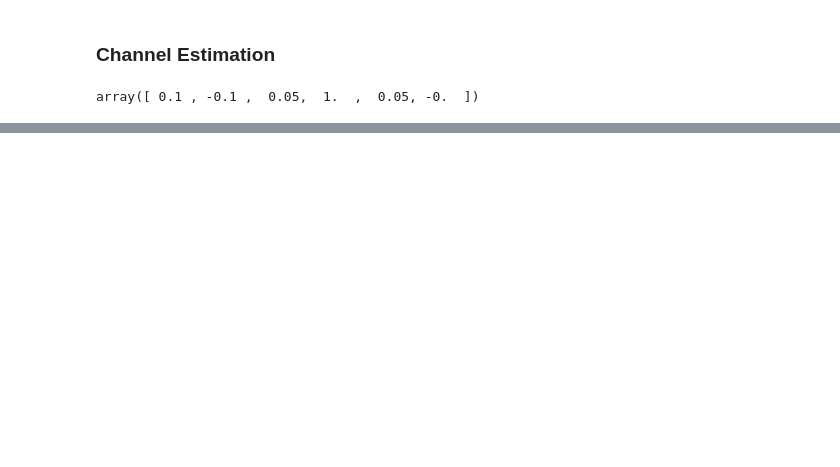
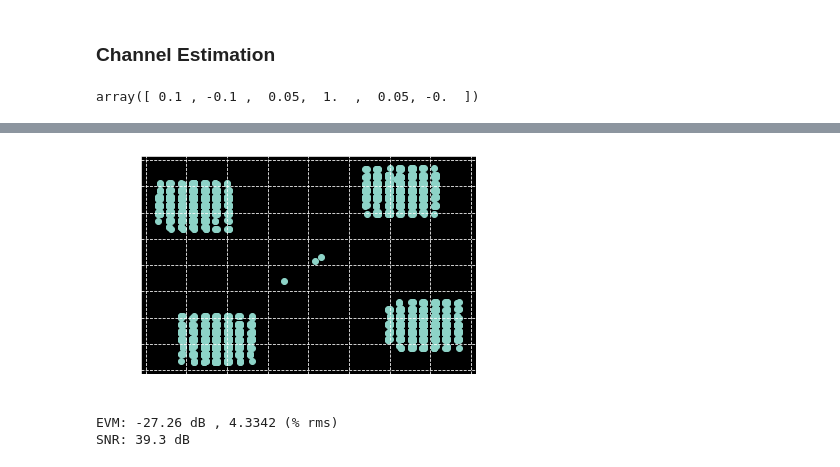
Before and after one commit to mohantyk/dsp_in_comm, a Jupyter notebook: chap4.ipynb, the cells around one changed output, grey strips where cells are left out. Cells and saved outputs as stored; diff of their text form; code cells hidden in the pictures; blank space fills up the shorter version.

```diff
--- a/chap4.ipynb
+++ b/chap4.ipynb
@@ -81,0 +148,8 @@ array([ 0.1 , -0.1 ,  0.05,  1.  ,  0.05, -0.  ])
+# %%
+symbols = 2000
+x = (np.random.choice([-1, 1], symbols) + 1j*np.random.choice([-1, 1], symbols))*np.sqrt(x_var/2)
+noise = (np.random.choice([-1, 1], symbols) + 1j*np.random.choice([-1, 1], symbols))*np.sqrt(noise_var/2)
+
+y = np.convolve(x, channel, 'full') # This is not the same as signal.lfilter
+y = y[:len(x)]
+observations = y + noise
@@ -81,0 +172,17 @@ array([ 0.1 , -0.1 ,  0.05,  1.  ,  0.05, -0.  ])
+# %%
+plt.scatter(observations.real, observations.imag)
+plt.grid(linestyle='dashed');
+# %% [output]
+[figure, added]
+# %%
+estimation = signal.lfilter(C, 1, observations)
+
+error = estimation[D:] - x[:-D]
+evm_db = 10*np.log10(np.var(error)/x_var)
+snr_db = 10*np.log10(np.var(y)/noise_var)
+evm_rms = 100*np.sqrt( np.var(error)/x_var )
+
+print(f'EVM: {evm_db:.2f} dB , {evm_rms:.4f} (% rms) \nSNR: {snr_db:.1f} dB')
+# %% [output]
+EVM: -27.26 dB , 4.3342 (% rms)
+SNR: 39.3 dB
```
Also changed, not shown: parts of 20 cells of this notebook.
